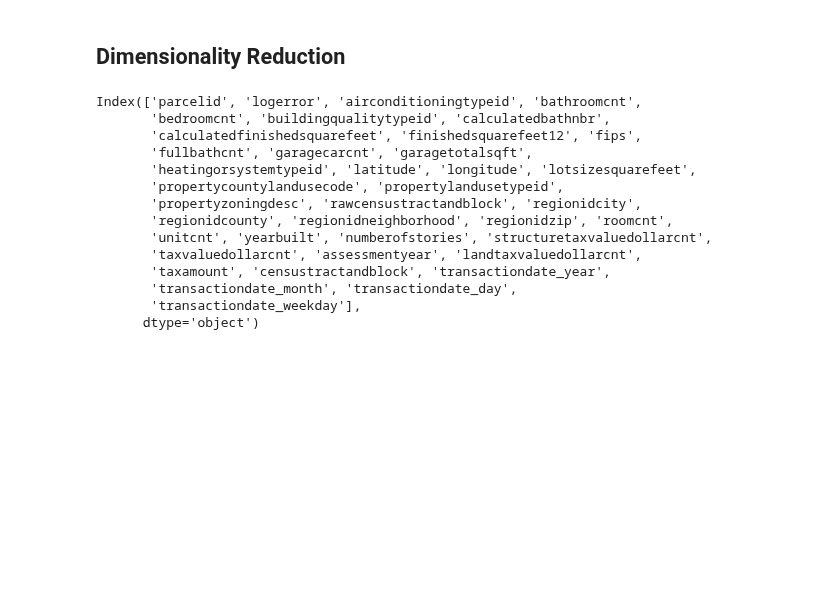
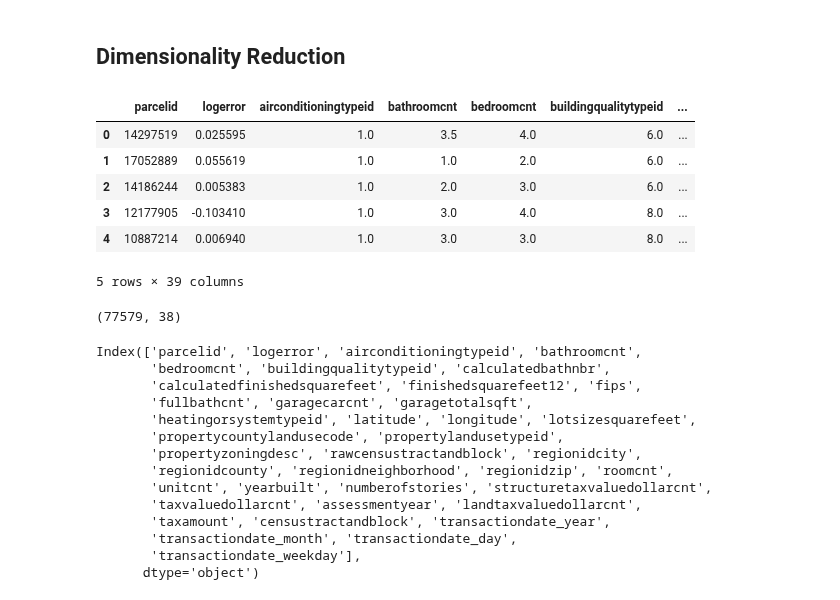
Before and after one commit to Julian-clark44/nonlinear_proj, a Jupyter notebook: CSE 543T Final Project Notebook.ipynb, the cells around one changed output. Saved outputs shown, nothing was run; the diff lists cells and outputs as text; code cells hidden in the pictures; blank space fills up the shorter version.

```diff
--- a/CSE 543T Final Project Notebook.ipynb
+++ b/CSE 543T Final Project Notebook.ipynb
@@ -167,6 +167,16 @@ for col in combined_df.select_dtypes(include=['datetime']):
     combined_df[f'{col}_day'] = combined_df[col].dt.day
     combined_df[f'{col}_weekday'] = combined_df[col].dt.weekday
     combined_df.drop(columns=[col], inplace=True)
+# %%
+combined_df.head()
+# %% [output]
+|  | parcelid | logerror | airconditioningtypeid | bathroomcnt | bedroomcnt | buildingqualitytypeid | ... |
+| 0 | 14297519 | 0.025595 | 1.0 | 3.5 | 4.0 | 6.0 | ... |
+| 1 | 17052889 | 0.055619 | 1.0 | 1.0 | 2.0 | 6.0 | ... |
+| 2 | 14186244 | 0.005383 | 1.0 | 2.0 | 3.0 | 6.0 | ... |
+| 3 | 12177905 | -0.103410 | 1.0 | 3.0 | 4.0 | 8.0 | ... |
+| 4 | 10887214 | 0.006940 | 1.0 | 3.0 | 3.0 | 8.0 | ... |
+5 rows × 39 columns
 # %%
 # convert categorical to numerical for scaling as well
 # using label encoding since one-hot encoding creates 2k+ features, which makes dim. red. infeasible
@@ -188,12 +198,16 @@ for col in categorical_cols:
 # Level 2: 50%
 # Level 3: 75%
 
-features = combined_df.drop(columns=['logerror'])
+features_df = combined_df.drop(columns=['logerror'])
 target = combined_df['logerror']
 
-components_10 = int(features.shape[1] * 0.1)
-components_50 = int(features.shape[1] * 0.5)
-components_75 = int(features.shape[1] * 0.75)
+components_10 = int(features_df.shape[1] * 0.1)
+components_50 = int(features_df.shape[1] * 0.5)
+components_75 = int(features_df.shape[1] * 0.75)
+
+print(features_df.shape)
+# %% [output]
+(77579, 38)
 # %%
 combined_df.columns
 # %% [output]
```
Also changed, not shown: parts of 17 cells of this notebook.
